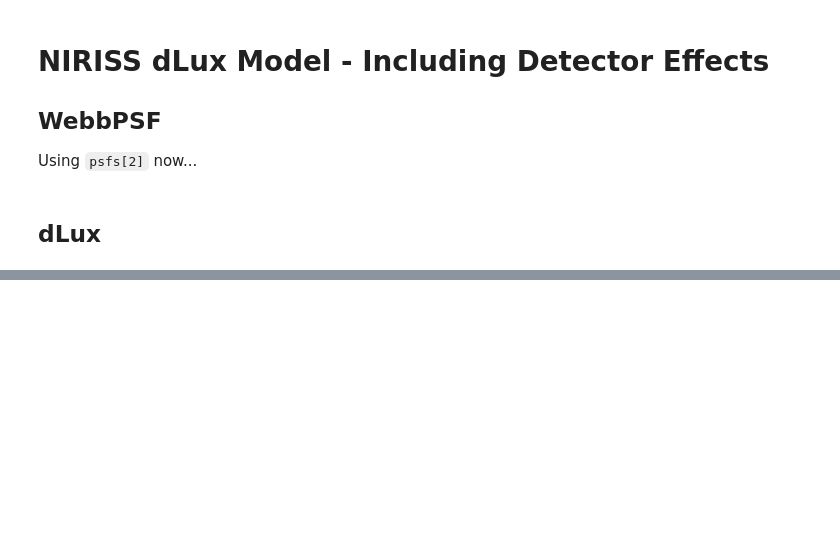
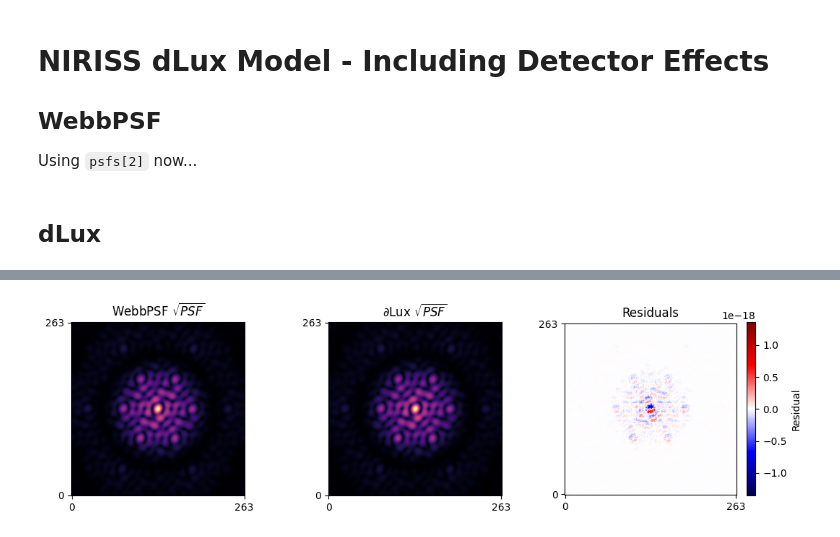
Before and after one commit to maxecharles/jwst-phd, a Jupyter notebook: NIRISS_model.ipynb, the cells around one changed output, grey strips where cells are left out. Cells and saved outputs as stored; diff of their text form; code cells hidden in the pictures; blank space fills up the shorter version.

```diff
--- a/NIRISS_model.ipynb
+++ b/NIRISS_model.ipynb
@@ -101,17 +107,17 @@ webbpsfdetpsf = psfs[2].data  # PSF Array from WebbPSF
 from layers import DistortionFromSiaf, ApplyBFE
 from dLux.utils import deg_to_rad as d2r
 # %%
-baseline = 0.
+# baseline = 0.
 NIS_CEN_aperture = NIRISS.siaf.apertures['NIS_CEN']
 
 # Construct Detector
 detector = dl.LayeredDetector([
-    dl.ApplyJitter(sigma=1.5),  # Gaussian Jitter
-    dl.detector_layers.RotateDetector(-d2r(getattr(NIS_CEN_aperture, "V3IdlYAngle"))),  # Rotates PSF by half a degree
-    DistortionFromSiaf(aperture=NIS_CEN_aperture, oversample=oversample),  # Wavefront sphere to wavefront plane TODO fix ValueError: Expected tuple, got 0.0.
+    # dl.ApplyJitter(sigma=1.5),  # Gaussian Jitter
+    dl.detector_layers.RotateDetector(-d2r(getattr(NIS_CEN_aperture, "V3IdlYAngle")), order=3),  # Rotates PSF by half a degree
+    DistortionFromSiaf(aperture=NIS_CEN_aperture, oversample=oversample),  # Wavefront sphere to wavefront plane
     # dl.IntegerDownsample(kernel_size=oversample),  # Downsample to detector pixel scale
-    # ApplyBFE(1e-6),  # Apply BFE TODO fix 'Image' object has no attribute 'shape'
-    dl.AddConstant(baseline),  # Add baseline
+    # ApplyBFE(1e-6),  # Apply BFE
+    # dl.AddConstant(baseline),  # Add baseline
 ])
 
 source = dl.PointSource(wavelengths=wavels, weights=weights)
@@ -123,14 +126,0 @@ TypeError: Unexpected input type for array: <class 'dLux.images.Image'>
-# %%
-# Construct Detector
-detector2 = dl.LayeredDetector([
-    # dl.ApplyJitter(sigma=1.5),
-    # dl.detector_layers.RotateDetector(-d2r(getattr(NIS_CEN_aperture, "V3IdlYAngle"))),
-    # DistortionFromSiaf(aperture=NIS_CEN_aperture, oversample=oversample),
-    # dl.IntegerDownsample(kernel_size=oversample),
-    # ApplyBFE(1e-6),
-    # dl.AddConstant(baseline),
-])
-
-instrument2 = dl.Instrument(optics=optics, sources=source, detector=detector2)
-
-webbpsfdetpsf = instrument2.model()
@@ -164,0 +130,4 @@ TypeError: sub got incompatible shapes for broadcasting: (304, 304), (76, 76).
+# %%
+plot_and_compare(webbpsfdetpsf, dluxdetpsf, pixel_crop=20)
+# %% [output]
+[figure, added]
```
Also changed, not shown: parts of 9 cells of this notebook, 4 other files.
